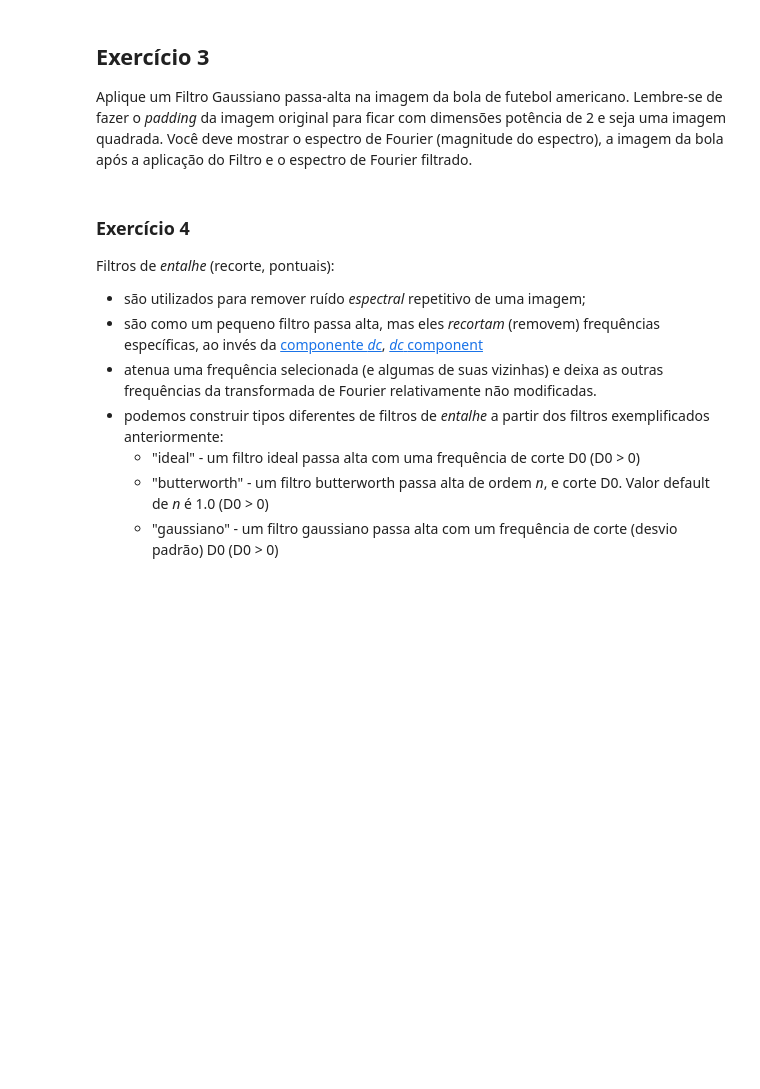
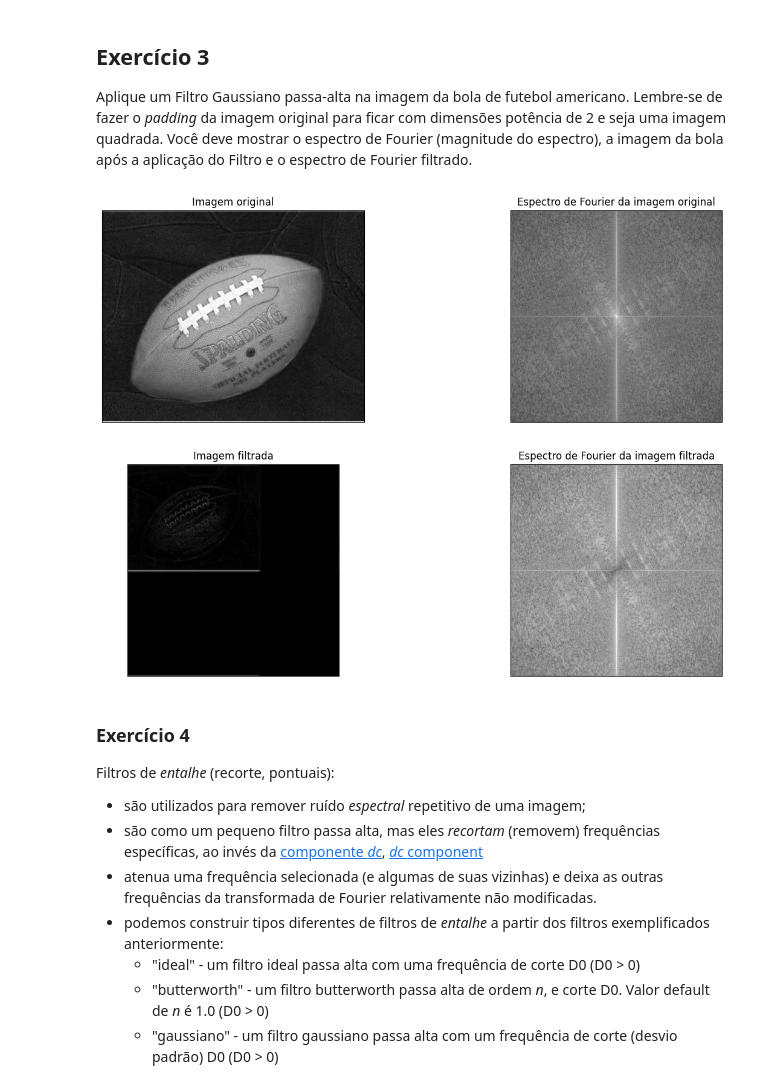
Before and after one commit to profmariomenezes/compvis-filtros-espaciais-e-de-frequencia-20231-dedekamiwada, a Jupyter notebook: 03_Filtros_Frequencia_scikit_image_para_alunos.ipynb, the cells around one changed output. Drawn from its saved outputs; the diff is of its cells as text; code cells hidden in the pictures; blank space fills up the shorter version.

```diff
--- a/03_Filtros_Frequencia_scikit_image_para_alunos.ipynb
+++ b/03_Filtros_Frequencia_scikit_image_para_alunos.ipynb
@@ -156,6 +314,45 @@ Aplique um Filtro Gaussiano passa-baixa na imagem da *bola* de futebol americano
 ## Exercício 3
 
 Aplique um Filtro Gaussiano passa-alta na imagem da bola de futebol americano. Lembre-se de fazer o *padding* da imagem original para ficar com dimensões potência de 2 e seja uma imagem quadrada. Você deve mostrar o espectro de Fourier (magnitude do espectro), a imagem da bola após a aplicação do Filtro e o espectro de Fourier filtrado.
+# %%
+import cv2
+import numpy as np
+from matplotlib import pyplot as plt
+
+img = cv2.imread('footBall_orig.jpg', 0)
+
+rows, cols = img.shape
+new_rows = new_cols = 2 ** int(np.ceil(np.log2(max(rows, cols))))
+padded = np.zeros((new_rows, new_cols))
+padded[:rows, :cols] = img
+
+f = np.fft.fft2(padded)
+fshift = np.fft.fftshift(f)
+magnitude_spectrum = 20 * np.log(np.abs(fshift))
+
+d = 50
+h, w = new_rows, new_cols
+x, y = np.meshgrid(np.linspace(-w/2, w/2, w), np.linspace(-h/2, h/2, h))
+gaussian_highpass = 1 - np.exp(-(x**2 + y**2) / (2*d**2))
+filtered = fshift * gaussian_highpass
+
+magnitude_spectrum_filtered = 20 * np.log(np.abs(filtered))
+
+f_ishift = np.fft.ifftshift(filtered)
+img_back = np.fft.ifft2(f_ishift)
+img_back = np.abs(img_back)
+
+plt.subplot(2, 2, 1), plt.imshow(img, cmap='gray')
+plt.title('Imagem original'), plt.xticks([]), plt.yticks([])
+plt.subplot(2, 2, 2), plt.imshow(magnitude_spectrum, cmap='gray')
+plt.title('Espectro de Fourier da imagem original'), plt.xticks([]), plt.yticks([])
+plt.subplot(2, 2, 3), plt.imshow(img_back, cmap='gray')
+plt.title('Imagem filtrada'), plt.xticks([]), plt.yticks([])
+plt.subplot(2, 2, 4), plt.imshow(magnitude_spectrum_filtered, cmap='gray')
+plt.title('Espectro de Fourier da imagem filtrada'), plt.xticks([]), plt.yticks([])
+plt.show()
+# %% [output]
+[figure, added]
 # %% [markdown]
 ### Exercício 4
 
```
Also changed, not shown: parts of 8 cells of this notebook.
